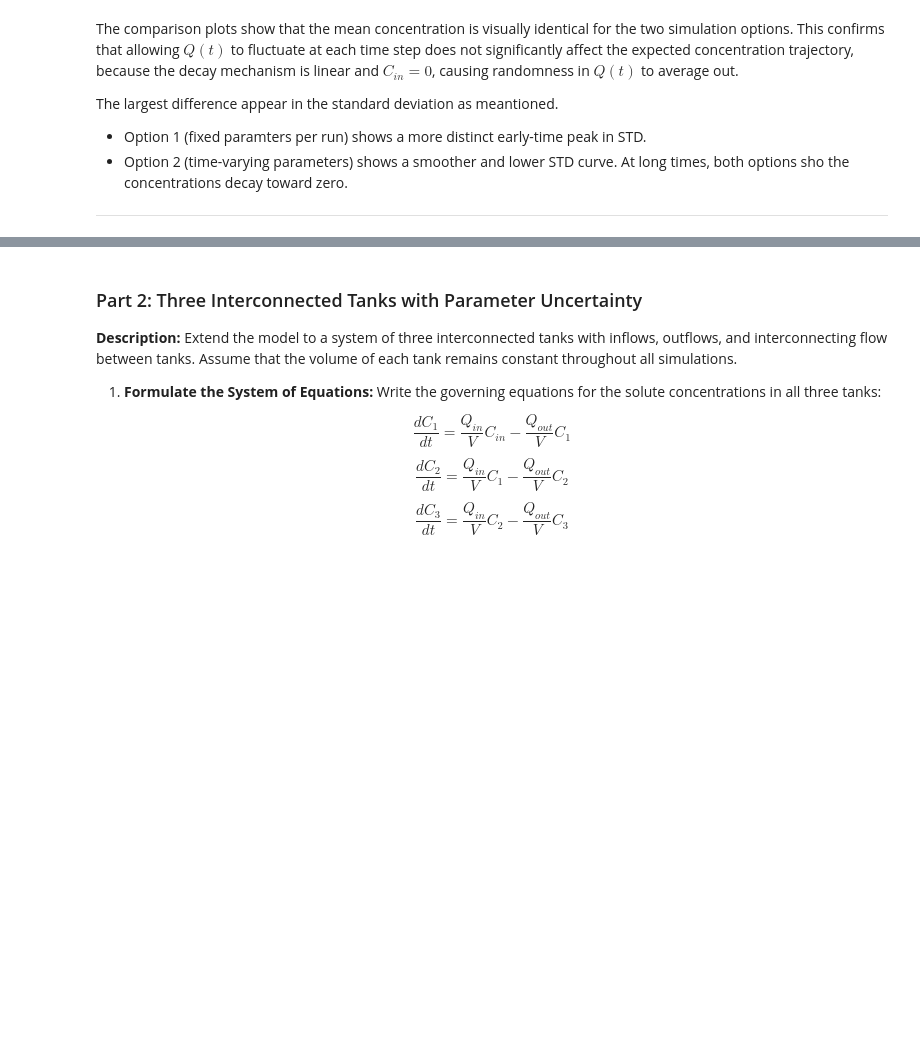
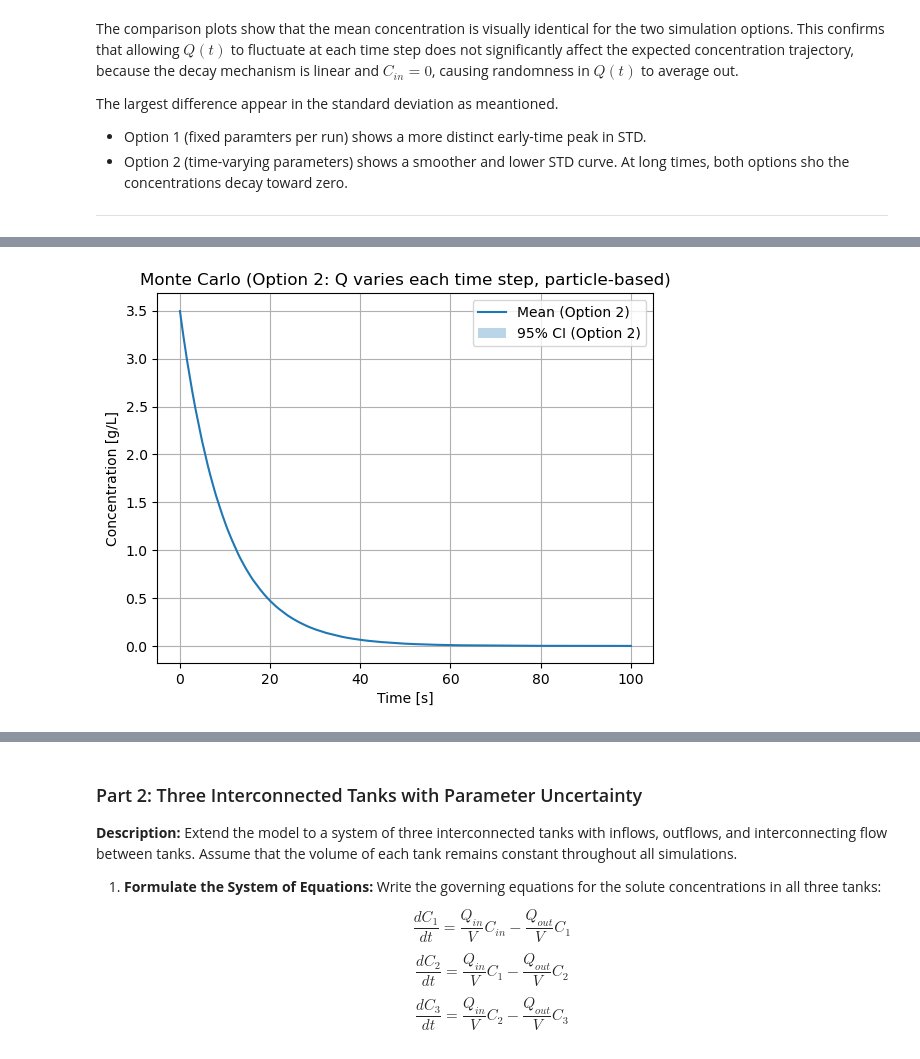
Before and after one commit to MalleBallen/Torgrim-og-Malvin-Gruppeprosjekt, a Jupyter notebook: project4/project4_q1.ipynb, the cells around one changed output, grey strips where cells are left out. Drawn from its saved outputs; the diff is of its cells as text; code cells hidden in the pictures; blank space fills up the shorter version.

```diff
--- a/project4/project4_q1.ipynb
+++ b/project4/project4_q1.ipynb
@@ -345,0 +441,95 @@ At long times, both options sho the concentrations decay toward zero.
+# %%
+import numpy as np
+import matplotlib.pyplot as plt
+
+# Simulation settings
+n_runs = 100
+n_steps = 1000
+dt = 0.1
+t = np.arange(n_steps + 1) * dt
+
+# Parameters: V and C0 fixed per run
+V2 = np.random.uniform(950.0, 1050.0, size=n_runs)
+C0_2 = np.random.uniform(3.4, 3.6, size=n_runs)
+Cin = 0.0
+
+# Initial mass and particle counts
+N0_2 = np.round(C0_2 * V2).astype(int)
+
+N2 = np.zeros((n_runs, n_steps + 1), dtype=int)
+N2[:, 0] = N0_2
+
+C2 = np.zeros((n_runs, n_steps + 1))
+C2[:, 0] = C0_2
+
+# Time-varying Q at each time step
+for n in range(n_steps):
+    Q_step = np.random.uniform(95.0, 105.0, size=n_runs)
+    p_leave_step = 1.0 - np.exp(- (Q_step / V2) * dt)
+    survivors = np.random.binomial(N2[:, n], 1.0 - p_leave_step)
+    N2[:, n+1] = survivors
+    C2[:, n+1] = N2[:, n+1] / V2
+
+# Statistics across runs
+C2_mean = C2.mean(axis=0)
+C2_std  = C2.std(axis=0, ddof=1)
+N_runs = n_runs
+C2_sem  = C2_std / np.sqrt(N_runs)
+C2_lower = C2_mean - 1.96 * C2_sem
+C2_upper = C2_mean + 1.96 * C2_sem
+
+# Mean + 95% CI
+plt.figure()
+plt.plot(t, C2_mean, label="Mean (Option 2)")
+plt.fill_between(t, C2_lower, C2_upper, alpha=0.3, label="95% CI (Option 2)")
+plt.xlabel("Time [s]")
+plt.ylabel("Concentration [g/L]")
+plt.title("Monte Carlo (Option 2: Q varies each time step, particle-based)")
+plt.legend()
+plt.grid(True)
+plt.show()
+
+# STD vs time
+plt.figure()
+plt.plot(t, C2_std)
+plt.xlabel("Time [s]")
+plt.ylabel("Std of concentration [g/L]")
+plt.title("Standard deviation across runs (Option 2, particle-based)")
+plt.grid(True)
+plt.show()
+
+# Extreme zoom
+plt.figure()
+mask = t <= 0.5
+plt.plot(t[mask], C2_mean[mask], label="Mean concentration")
+plt.fill_between(t[mask], C2_lower[mask], C2_upper[mask],
+                 color='lightblue', alpha=0.5, label="95% CI")
+plt.xlabel("Time [s]")
+plt.ylabel("Concentration [g/L]")
+plt.title("Extreme zoom on short interval to show CI")
+plt.legend()
+plt.grid(True)
+plt.show()
+
+# Comparison with Option 1
+plt.figure()
+plt.plot(t, C1_std, label="Std (Option 1)")
+plt.plot(t, C2_std, label="Std (Option 2)", linestyle='--')
+plt.xlabel("Time [s]")
+plt.ylabel("Std of concentration [g/L]")
+plt.title("Standard deviation: Option 1 vs Option 2")
+plt.legend()
+plt.grid(True)
+plt.show()
+
+plt.figure()
+plt.plot(t, C1_mean, label="Mean (Option 1)")
+plt.plot(t, C2_mean, label="Mean (Option 2)", linestyle='--')
+plt.xlabel("Time [s]")
+plt.ylabel("Concentration [g/L]")
+plt.title("Mean concentration: Option 1 vs Option 2")
+plt.legend()
+plt.grid(True)
+plt.show()
+# %% [output]
+[figure, added]
```
Also changed, not shown: parts of 19 cells of this notebook.
